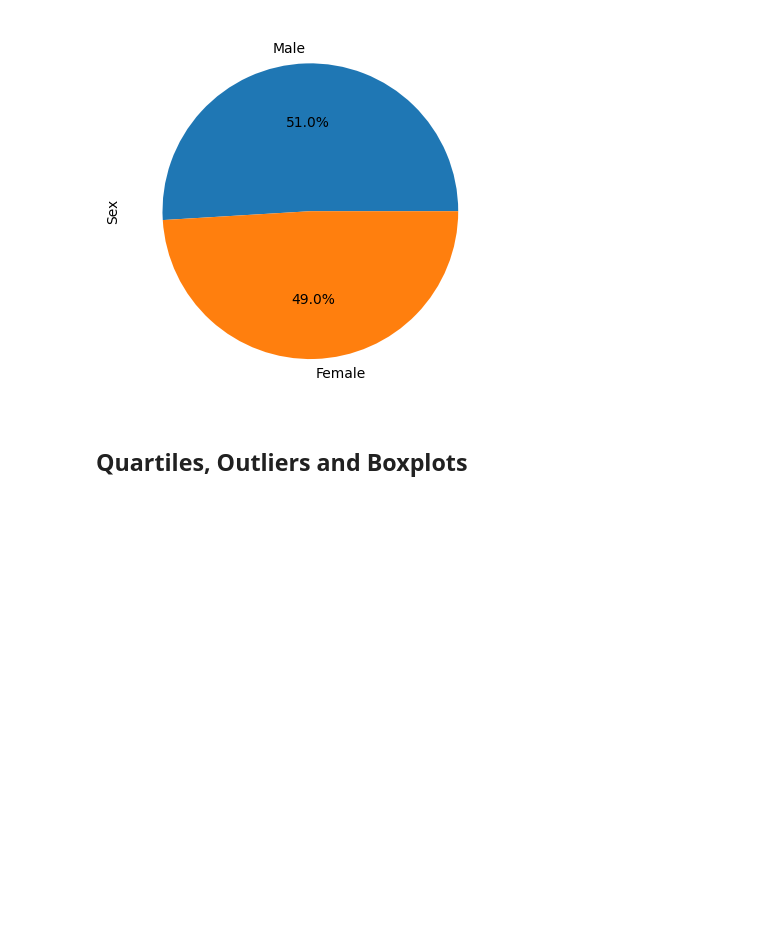
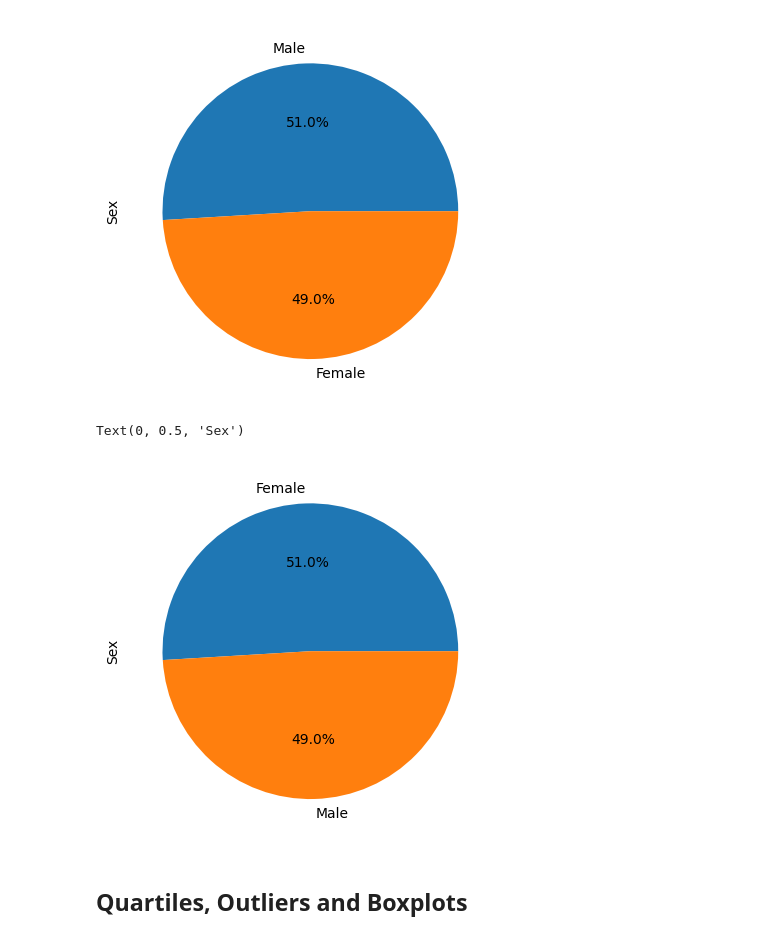
Before and after one commit to Mariomtz0713/matplotlib_challenge, a Jupyter notebook: Pymaceuticals/pymaceuticals_starter - Copy.ipynb, the cells around one changed output. Saved outputs shown, nothing was run; the diff lists cells and outputs as text; code cells hidden in the pictures; blank space fills up the shorter version.

```diff
--- a/Pymaceuticals/pymaceuticals_starter - Copy.ipynb
+++ b/Pymaceuticals/pymaceuticals_starter - Copy.ipynb
@@ -149,6 +155,11 @@ Text(0, 0.5, 'Sex')
 [figure]
 # %%
 # Generate a pie plot showing the distribution of female versus male mice using pyplot
+plt.pie(pie_chart, labels=complete_data_clean['Sex'].unique(), autopct='%1.1f%%')
+plt.ylabel('Sex')
+# %% [output]
+Text(0, 0.5, 'Sex')
+[figure, added]
 # %% [markdown]
 ## Quartiles, Outliers and Boxplots
 # %%
```
Also changed, not shown: parts of 5 cells of this notebook.
